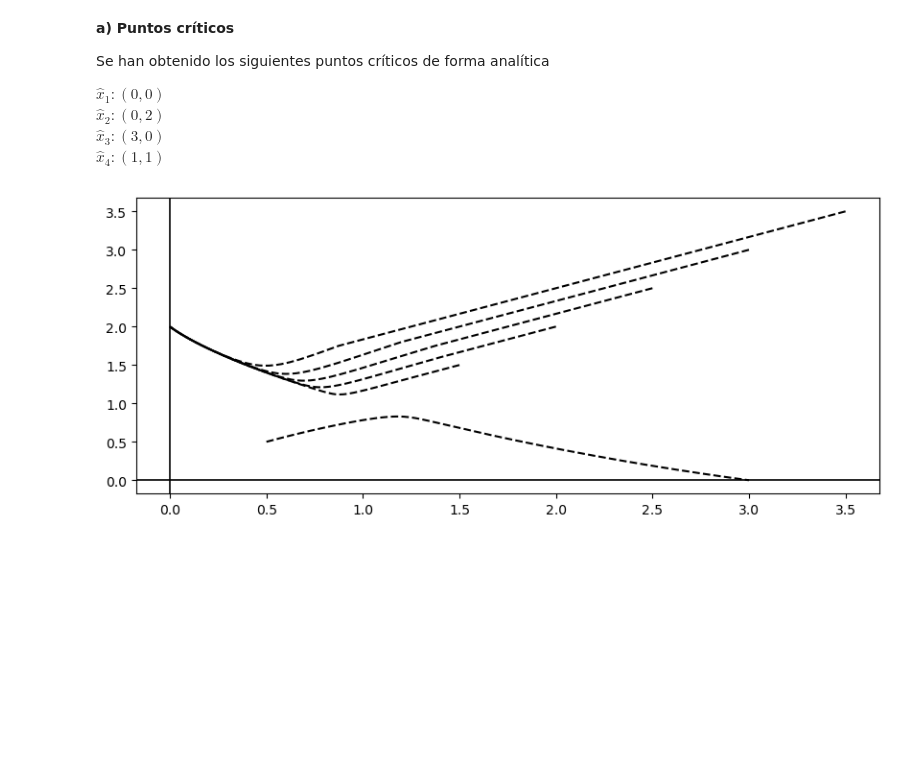
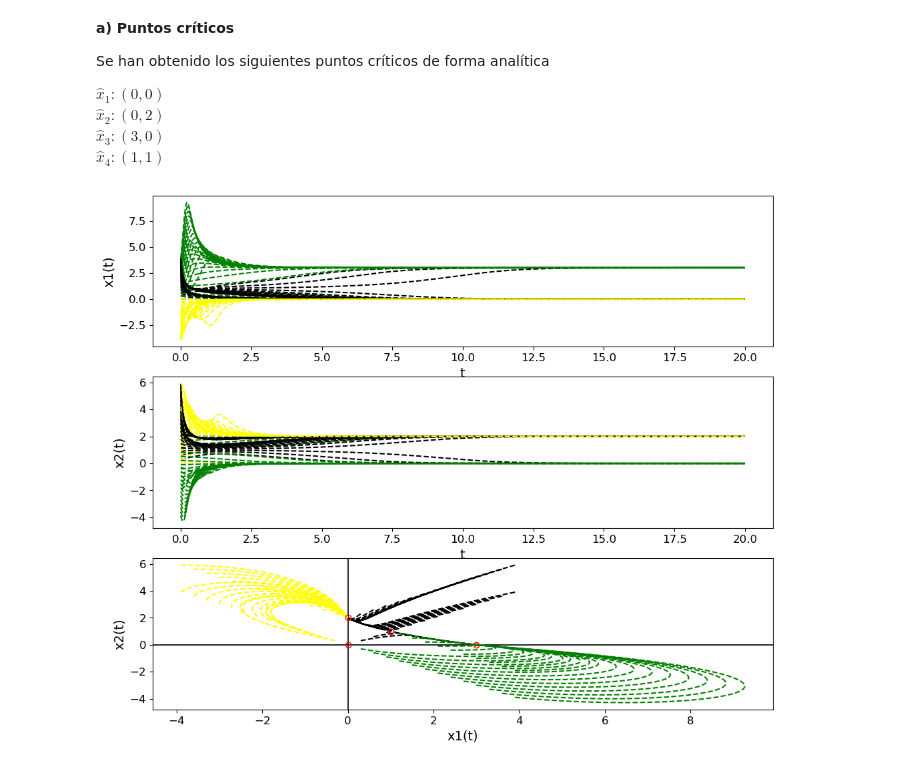
Before and after one commit to francobarrionuevoenv21/MAIE_devs_pub, a Jupyter notebook: MetodosNumericos/TP4_xxxx/TP4_solutions.ipynb, the cells around one changed output. Drawn from its saved outputs; the diff is of its cells as text; code cells hidden in the pictures; blank space fills up the shorter version.

```diff
--- a/MetodosNumericos/TP4_xxxx/TP4_solutions.ipynb
+++ b/MetodosNumericos/TP4_xxxx/TP4_solutions.ipynb
@@ -61,37 +62,75 @@ list_cp_all = [(0, 0),
            (3, 0),
            (1, 1)]
 
-list_cp = [(0, 0)]
+list_cp = [(0, 0),
+           (0, 2)]
+# %%
+# Define funtions f(x1, x2) & g(x1, x2)
+def f_edo(t, x1, x2):
+    return 3*x1-x1**2-2*x1*x2
+
+def g_edo(t, x1, x2):
+    return 2*x2-x2**2-x1*x2
+
+# Initialize parameters
+T0 = 0
+TF = 20
+#deltaXs = 1
+H = 0.01
 # %%
-# Define funtions f(x1, x2) & g(x1, x2)
-def f_edo(t, x1, x2):
-    return 3*x1-x1**2-2*x1*x2
+# Plot euler solver results (X, Y phases map)
+fig, ax = plt.subplots(3, 1, figsize=(12, 10))
 
-def g_edo(t, x1, x2):
-    return 2*x2-x2**2-x1*x2
+ax[2].axhline(0, color='black', linewidth=1.2)
+ax[2].axvline(0, color='black', linewidth=1.2)
 
-# Initialize parameters
-T0 = 0
-TF = 100
-#deltaXs = 1
-H = 0.1
+for delta in np.arange(0, 4, 0.3):
+    for lcp in list_cp:
 
-# Plot euler solver results (X, Y phases map)
-fig, ax = plt.subplots(figsize=(10, 4))
-
-ax.axhline(0, color='black', linewidth=1.2)
-ax.axvline(0, color='black', linewidth=1.2)
-
-for delta in np.arange(0, 4, 0.5):
-    for lcp in list_cp:
-        #print(lcp[0], lcp[1])
         t, x1, x2 = euler_solver_2d(f_edo, g_edo,
                                     T0, TF,
                                     lcp[0]+delta, lcp[1]+delta,
                                     H)
 
-        ax.plot(x1, x2, 'r--', color = 'black')
-#for list_cp_all
-#ax.plot(lcp[0], lcp[1], marker='o', color = 'red')
+        ax[2].plot(x1, x2, '--', color = 'black')
+        ax[0].plot(t, x1, '--', color = 'black')
+        ax[1].plot(t, x2, '--', color = 'black')
+
+        t, x1, x2 = euler_solver_2d(f_edo, g_edo,
+                                    T0, TF,
+                                    lcp[0]+delta, lcp[1]-delta,
+                                    H)
+
+        ax[2].plot(x1, x2, '--', color = 'green')
+        ax[0].plot(t, x1, '--', color = 'green')
+        ax[1].plot(t, x2, '--', color = 'green')
+
+        t, x1, x2 = euler_solver_2d(f_edo, g_edo,
+                                    T0, TF,
+                                    lcp[0]-delta, lcp[1]+delta,
+                                    H)
+
+        ax[2].plot(x1, x2, '--', color = 'yellow')
+        ax[0].plot(t, x1, '--', color = 'yellow')
+        ax[1].plot(t, x2, '--', color = 'yellow')
+
+for cp in list_cp_all:
+    ax[2].plot(cp[0], cp[1], marker='o', mfc='none', mec='red')
+
+
+ax[0].set_ylabel(r'x1(t)', fontsize = 14)
+ax[0].tick_params(axis='y', labelsize=12)
+ax[0].set_xlabel(r't', fontsize = 14)
+ax[0].tick_params(axis='x', labelsize=12)
+
+ax[1].set_ylabel(r'x2(t)', fontsize = 14)
+ax[1].tick_params(axis='y', labelsize=12)
+ax[1].set_xlabel(r't', fontsize = 14)
+ax[1].tick_params(axis='x', labelsize=12)
+
+ax[2].set_ylabel(r'x2(t)', fontsize = 14)
+ax[2].tick_params(axis='y', labelsize=12)
+ax[2].set_xlabel(r'x1(t)', fontsize = 14)
+ax[2].tick_params(axis='x', labelsize=12)
 # %% [output]
-[figure, old version]
+[figure, new version]
```
Also changed, not shown: parts of 12 cells of this notebook, 1 other file.
